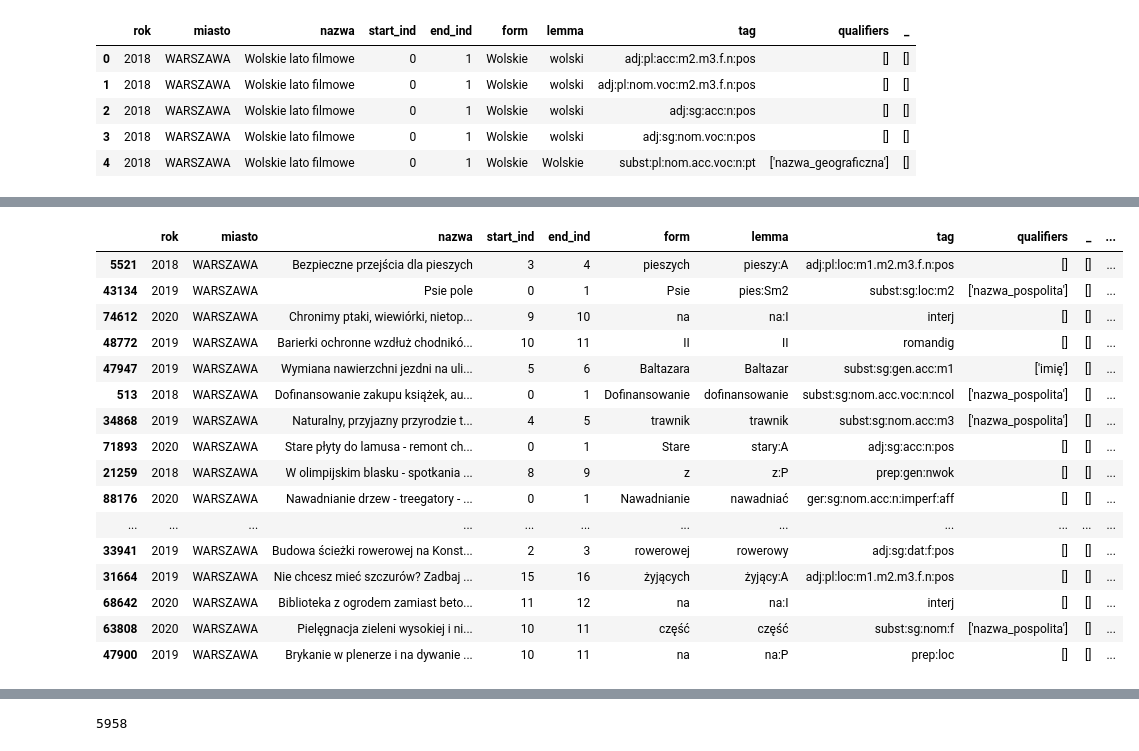
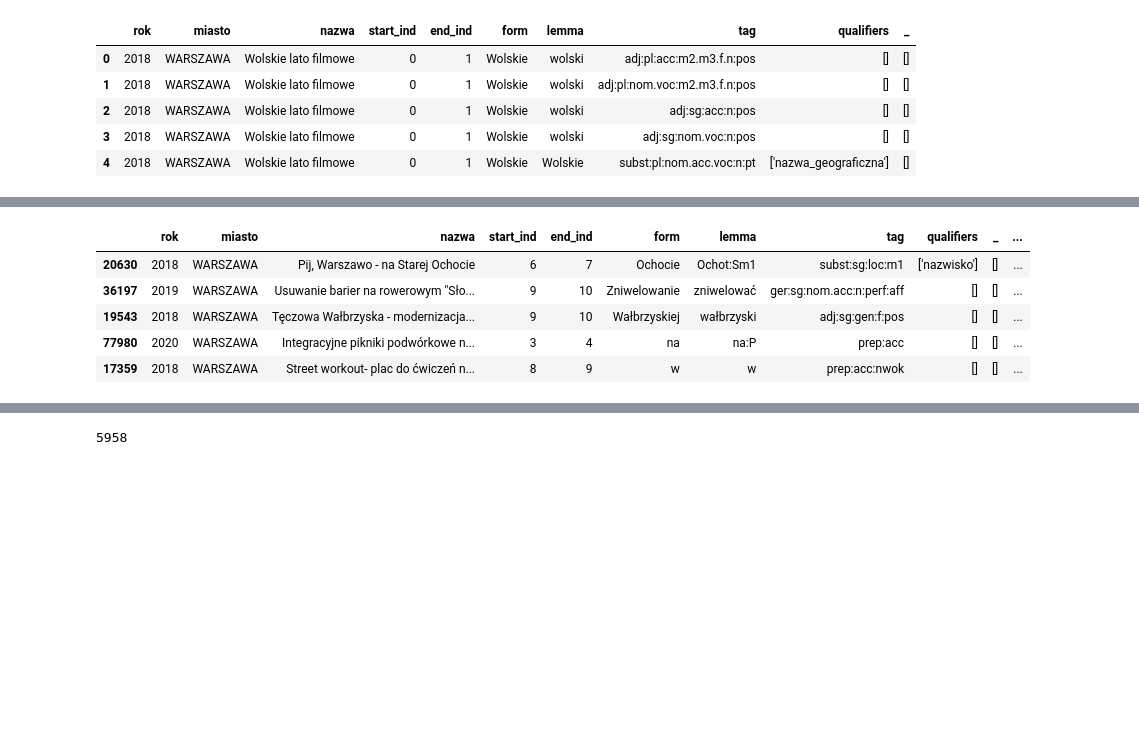
Before and after one commit to malowana/NLP_budzet_obywatelski, a Jupyter notebook: BO_analiza_morfologiczna_LDA.ipynb, the cells around one changed output, grey strips where cells are left out. Cells and saved outputs as stored; diff of their text form; code cells hidden in the pictures; blank space fills up the shorter version.

```diff
--- a/BO_analiza_morfologiczna_LDA.ipynb
+++ b/BO_analiza_morfologiczna_LDA.ipynb
@@ -71,23 +42,12 @@ df_waw.sample(20)
 # %%
 df_waw['tokens'] = df_waw['lemma_clean'].apply(simple_preprocess)
-df_waw.sample(20)
+df_waw.sample(5)
 # %% [output]
 |  | rok | miasto | nazwa | start_ind | end_ind | form | lemma | tag | qualifiers | _ | ... |
-| 5521 | 2018 | WARSZAWA | Bezpieczne przejścia dla pieszych | 3 | 4 | pieszych | pieszy:A | adj:pl:loc:m1.m2.m3.f.n:pos | [] | [] | ... |
-| 43134 | 2019 | WARSZAWA | Psie pole | 0 | 1 | Psie | pies:Sm2 | subst:sg:loc:m2 | ['nazwa_pospolita'] | [] | ... |
-| 74612 | 2020 | WARSZAWA | Chronimy ptaki, wiewiórki, nietop... | 9 | 10 | na | na:I | interj | [] | [] | ... |
-| 48772 | 2019 | WARSZAWA | Barierki ochronne wzdłuż chodnikó... | 10 | 11 | II | II | romandig | [] | [] | ... |
-| 47947 | 2019 | WARSZAWA | Wymiana nawierzchni jezdni na uli... | 5 | 6 | Baltazara | Baltazar | subst:sg:gen.acc:m1 | ['imię'] | [] | ... |
-| 513 | 2018 | WARSZAWA | Dofinansowanie zakupu książek, au... | 0 | 1 | Dofinansowanie | dofinansowanie | subst:sg:nom.acc.voc:n:ncol | ['nazwa_pospolita'] | [] | ... |
-| 34868 | 2019 | WARSZAWA | Naturalny, przyjazny przyrodzie t... | 4 | 5 | trawnik | trawnik | subst:sg:nom.acc:m3 | ['nazwa_pospolita'] | [] | ... |
-| 71893 | 2020 | WARSZAWA | Stare płyty do lamusa - remont ch... | 0 | 1 | Stare | stary:A | adj:sg:acc:n:pos | [] | [] | ... |
-| 21259 | 2018 | WARSZAWA | W olimpijskim blasku - spotkania ... | 8 | 9 | z | z:P | prep:gen:nwok | [] | [] | ... |
-| 88176 | 2020 | WARSZAWA | Nawadnianie drzew - treegatory - ... | 0 | 1 | Nawadnianie | nawadniać | ger:sg:nom.acc:n:imperf:aff | [] | [] | ... |
-| ... | ... | ... | ... | ... | ... | ... | ... | ... | ... | ... | ... |
-| 33941 | 2019 | WARSZAWA | Budowa ścieżki rowerowej na Konst... | 2 | 3 | rowerowej | rowerowy | adj:sg:dat:f:pos | [] | [] | ... |
-| 31664 | 2019 | WARSZAWA | Nie chcesz mieć szczurów? Zadbaj ... | 15 | 16 | żyjących | żyjący:A | adj:pl:loc:m1.m2.m3.f.n:pos | [] | [] | ... |
-| 68642 | 2020 | WARSZAWA | Biblioteka z ogrodem zamiast beto... | 11 | 12 | na | na:I | interj | [] | [] | ... |
-| 63808 | 2020 | WARSZAWA | Pielęgnacja zieleni wysokiej i ni... | 10 | 11 | część | część | subst:sg:nom:f | ['nazwa_pospolita'] | [] | ... |
-| 47900 | 2019 | WARSZAWA | Brykanie w plenerze i na dywanie ... | 10 | 11 | na | na:P | prep:loc | [] | [] | ... |
+| 20630 | 2018 | WARSZAWA | Pij, Warszawo - na Starej Ochocie | 6 | 7 | Ochocie | Ochot:Sm1 | subst:sg:loc:m1 | ['nazwisko'] | [] | ... |
+| 36197 | 2019 | WARSZAWA | Usuwanie barier na rowerowym "Sło... | 9 | 10 | Zniwelowanie | zniwelować | ger:sg:nom.acc:n:perf:aff | [] | [] | ... |
+| 19543 | 2018 | WARSZAWA | Tęczowa Wałbrzyska - modernizacja... | 9 | 10 | Wałbrzyskiej | wałbrzyski | adj:sg:gen:f:pos | [] | [] | ... |
+| 77980 | 2020 | WARSZAWA | Integracyjne pikniki podwórkowe n... | 3 | 4 | na | na:P | prep:acc | [] | [] | ... |
+| 17359 | 2018 | WARSZAWA | Street workout- plac do ćwiczeń n... | 8 | 9 | w | w | prep:acc:nwok | [] | [] | ... |
 # %%
 df_waw3 = df_waw[df_waw["tokens"].str.len() != 0]
```
Also changed, not shown: parts of 33 cells of this notebook.
